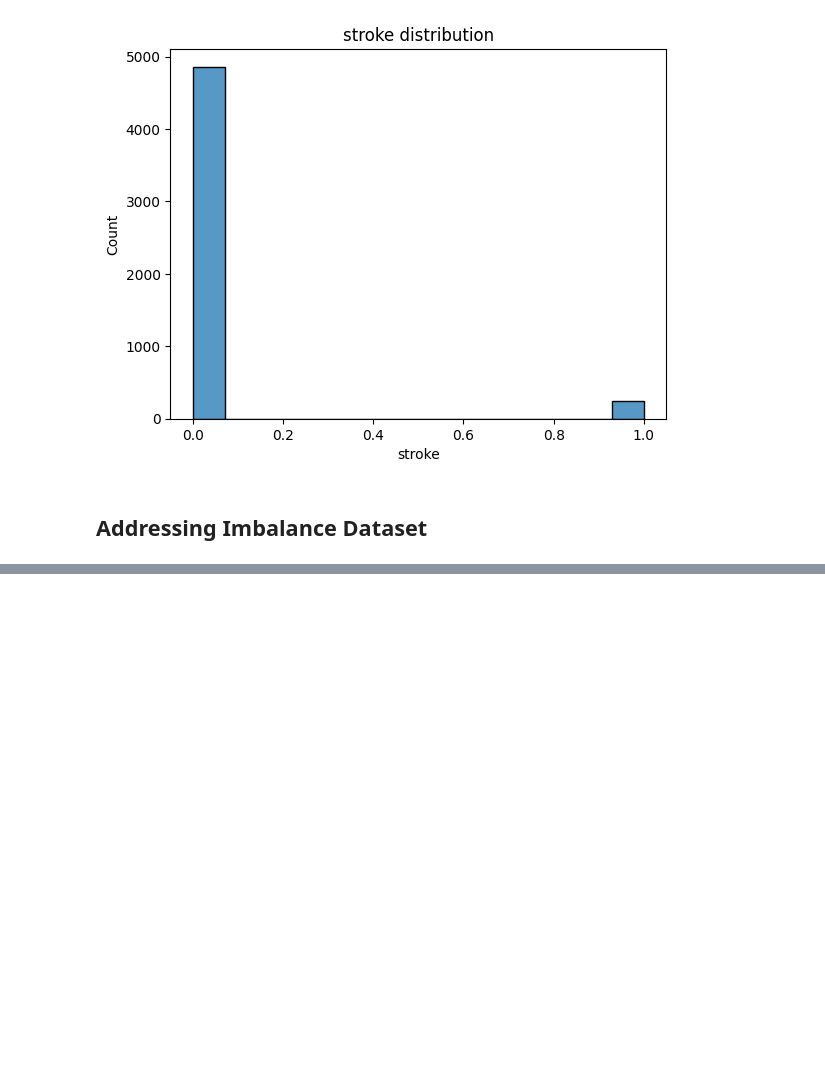
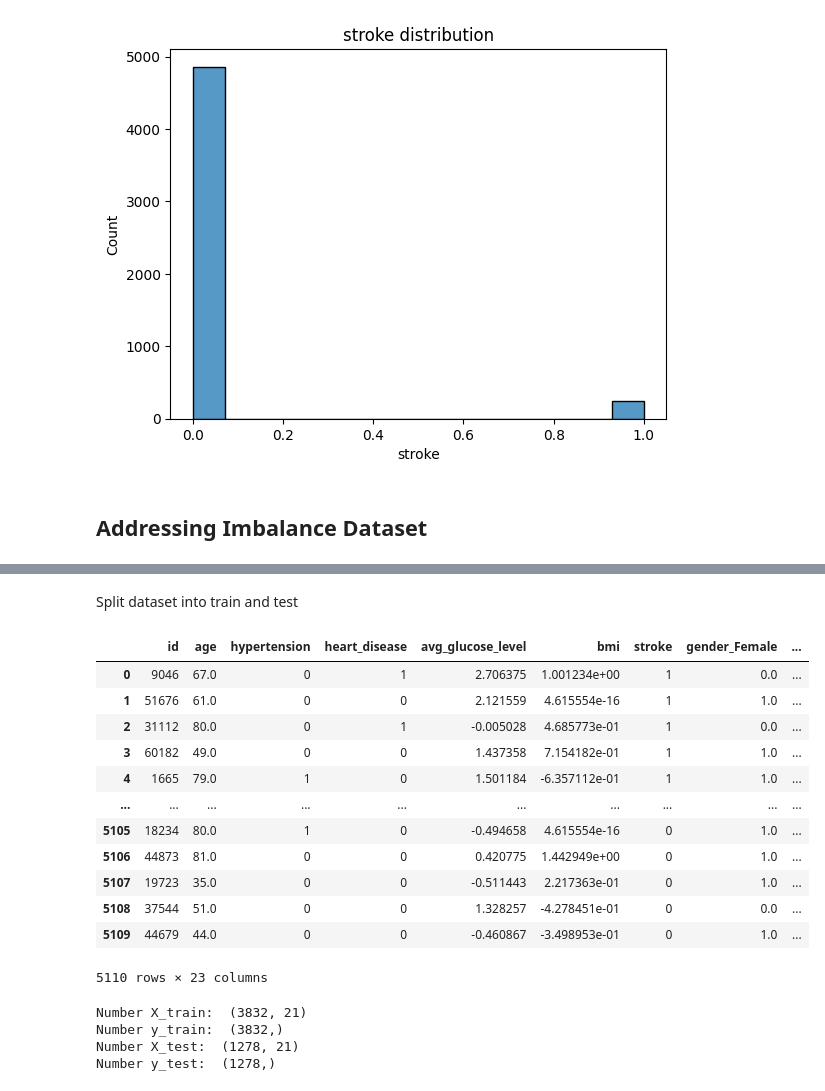
Before and after one commit to dot-william/ml-django-integration, a Jupyter notebook: stroke/StrokeClassification.ipynb, the cells around one changed output, grey strips where cells are left out. Drawn from its saved outputs; the diff is of its cells as text; code cells hidden in the pictures; blank space fills up the shorter version.

```diff
--- a/stroke/StrokeClassification.ipynb
+++ b/stroke/StrokeClassification.ipynb
@@ -341,0 +354,37 @@ graph_df(temp_df)
+# %% [markdown]
+Split dataset into train and test
+# %%
+stroke_df
+# %% [output]
+|  | id | age | hypertension | heart_disease | avg_glucose_level | bmi | stroke | gender_Female | ... |
+| 0 | 9046 | 67.0 | 0 | 1 | 2.706375 | 1.001234e+00 | 1 | 0.0 | ... |
+| 1 | 51676 | 61.0 | 0 | 0 | 2.121559 | 4.615554e-16 | 1 | 1.0 | ... |
+| 2 | 31112 | 80.0 | 0 | 1 | -0.005028 | 4.685773e-01 | 1 | 0.0 | ... |
+| 3 | 60182 | 49.0 | 0 | 0 | 1.437358 | 7.154182e-01 | 1 | 1.0 | ... |
+| 4 | 1665 | 79.0 | 1 | 0 | 1.501184 | -6.357112e-01 | 1 | 1.0 | ... |
+| ... | ... | ... | ... | ... | ... | ... | ... | ... | ... |
+| 5105 | 18234 | 80.0 | 1 | 0 | -0.494658 | 4.615554e-16 | 0 | 1.0 | ... |
+| 5106 | 44873 | 81.0 | 0 | 0 | 0.420775 | 1.442949e+00 | 0 | 1.0 | ... |
+| 5107 | 19723 | 35.0 | 0 | 0 | -0.511443 | 2.217363e-01 | 0 | 1.0 | ... |
+| 5108 | 37544 | 51.0 | 0 | 0 | 1.328257 | -4.278451e-01 | 0 | 0.0 | ... |
+| 5109 | 44679 | 44.0 | 0 | 0 | -0.460867 | -3.498953e-01 | 0 | 1.0 | ... |
+5110 rows × 23 columns
+# %%
+# Features
+X = stroke_df.drop(['id', 'stroke'], axis=1)
+
+# Labels
+y = stroke_df['stroke']
+
+# Prepare features
+X_train, X_test, y_train, y_test = train_test_split(X, y, random_state=104, test_size=0.25, shuffle=True)
+
+print("Number X_train: ", X_train.shape)
+print("Number y_train: ", y_train.shape)
+print("Number X_test: ", X_test.shape)
+print("Number y_test: ", y_test.shape)
+# %% [output]
+Number X_train:  (3832, 21)
+Number y_train:  (3832,)
+Number X_test:  (1278, 21)
+Number y_test:  (1278,)
```
Also changed, not shown: parts of 7 cells of this notebook, 1 other file.
